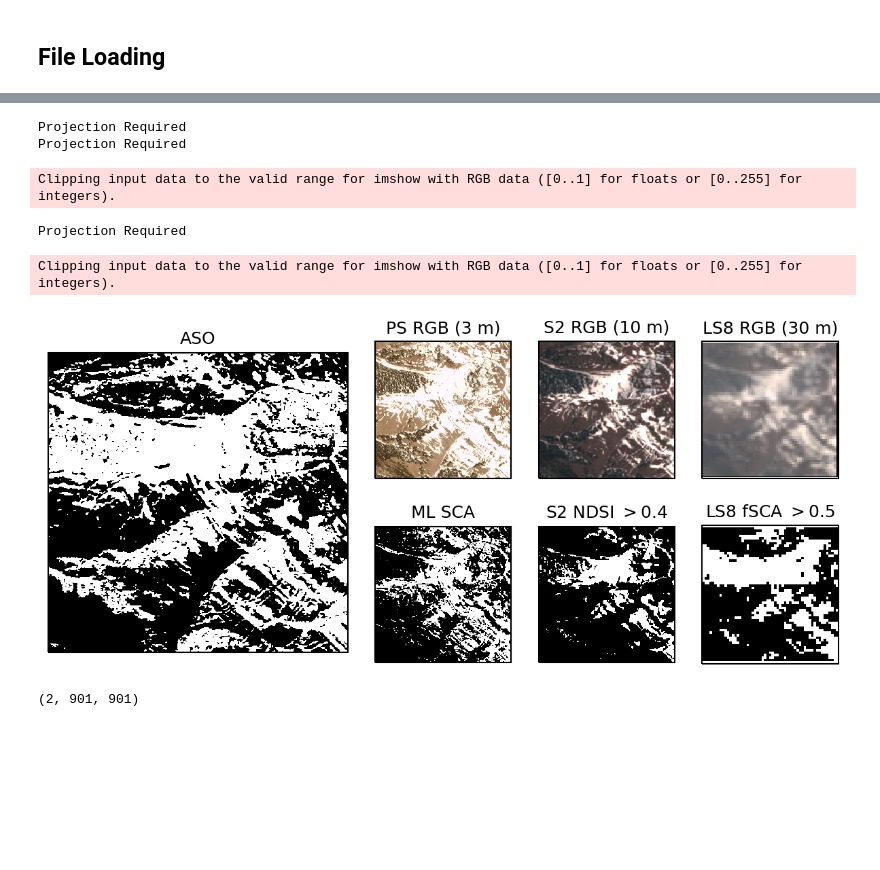
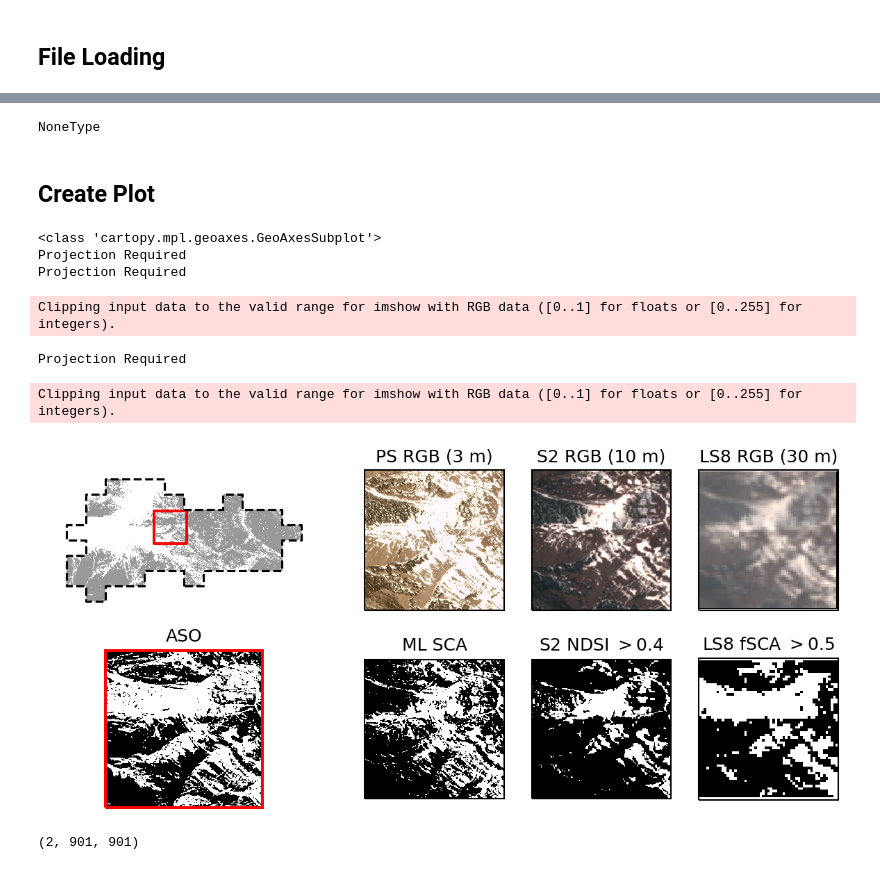
Before and after one commit to acannistra/planet-snowcover, a Jupyter notebook: experiments/ASO_Tuolumne/figures/multisensor/multisensor.ipynb, the cells around one changed output, grey strips where cells are left out. Cells and saved outputs as stored; diff of their text form; code cells hidden in the pictures; blank space fills up the shorter version.

```diff
--- a/experiments/ASO_Tuolumne/figures/multisensor/multisensor.ipynb
+++ b/experiments/ASO_Tuolumne/figures/multisensor/multisensor.ipynb
@@ -97,6 +71,0 @@ co_image_extent=plot.plotting_extent(co_s2_cropped[0], transform=transform)
-# %%
-fig, axes = plt.subplots(2, 1, figsize=(3, 6), dpi=200, subplot_kw=dict(projection=ccrs.PlateCarree()))
-axes[0].set_extent(co_image_extent, crs=image_crs_cp)
-axes[0].imshow(co_image_cropped[0], extent=co_image_extent, origin='upper', transform=image_crs_cp, cmap='binary_r')
-axes[1].set_extent(co_sca_extent, crs=ccrs.PlateCarree())
-axes[1].imshow(co_sca_cropped[1], extent=co_sca_extent, origin='upper', transform=ccrs.PlateCarree(), cmap='binary_r')
@@ -166,8 +71,0 @@ co_image_extent=plot.plotting_extent(co_s2_cropped[0], transform=transform)
-# %%
-fig, axes = plt.subplots(2, 1, figsize=(3, 6), dpi=200, subplot_kw=dict(projection=ccrs.PlateCarree()))
-axes[0].set_extent(co_image_extent, crs=image_crs_cp)
-axes[0].imshow(co_image_cropped[0], extent=co_image_extent, origin='upper', transform=image_crs_cp, cmap='binary_r')
-axes[1].set_extent(co_sca_extent, crs=ccrs.PlateCarree())
-axes[1].imshow(co_sca_cropped[1], extent=co_sca_extent, origin='upper', transform=ccrs.PlateCarree(), cmap='binary_r')
-
-scale_bar(axes[1], (0.035, 0.05), 500, metres_per_unit=0.05, unit_name='m', color='red', linewidth=4)
@@ -259,0 +141,23 @@ Projection Required
+# %%
+def locator_map(region, aso_data, plotting_extent, box, ax):
+    print(type(ax))
+    if type(ax) == 'NoneType':
+        print('ok')
+        ax = plt.axes(projection=ccrs.PlateCarree())
+    ax.add_geometries([box], facecolor='none', edgecolor='red', linewidth=1.9, crs=ccrs.PlateCarree())
+    ax.add_geometries([region], facecolor='none', edgecolor='k', linestyle='--', linewidth=1.5, crs=ccrs.PlateCarree())
+
+    aso_masked = np.ma.MaskedArray(aso_data, mask=(aso_data == 0))
+    ax.imshow(aso_masked, extent=plotting_extent, origin='upper', transform=ccrs.PlateCarree(), vmin=0, vmax=1, cmap='binary', alpha=0.4)
+
+    plotting_extent = [
+        plotting_extent[0] - 0.01,
+        plotting_extent[1] +0.01,
+        plotting_extent[2] - 0.01,
+        plotting_extent[3] + 0.01
+    ]
+    ax.set_extent(plotting_extent)
+    ax.outline_patch.set_linewidth(0)
+# %%
+aso = rio.open(CO_comparatorFilenames_SCA['PS'])
+aso_extent = plot.plotting_extent(aso)
@@ -260,9 +169,17 @@ Projection Required
+# %%
+type(None)
+# %% [output]
+NoneType
+# %% [markdown]
+## Create Plot
 # %%
 fig = plt.figure(figsize=(10, 4.4), dpi=150)
 gs = plt.GridSpec(2, 5, figure=fig)
 
-# ps_axes = fig.add_subplot(gs[0, :2], projection=ccrs.PlateCarree())
-aso_axes = fig.add_subplot(gs[:, :2], projection=ccrs.PlateCarree())
+loc_axes = fig.add_subplot(gs[0, :2], projection=ccrs.PlateCarree())
+aso_axes = fig.add_subplot(gs[1, :2], projection=ccrs.PlateCarree())
+
+locator_map(ASO_region['geometry'].iloc[0], aso_data.read(1, masked=True), aso_extent, co_bbox['geometry'].iloc[0], ax=loc_axes)
 
 
 aso_image = rio.open(CO_comparatorFilenames_SCA['PS']) # arbitrary
@@ -270,6 +187,8 @@ aso_image_cropped, aso_image_transform = mask(aso_image, co_bbox.to_crs(crs=aso_
 aso_image_cropped = np.ma.MaskedArray(aso_image_cropped, mask=(aso_image_cropped == -9999))
 aso_image_extent=plot.plotting_extent(aso_image_cropped[0], transform=aso_image_transform)
 aso_axes.set_title("ASO")
+aso_axes.outline_patch.set_edgecolor('red')
+aso_axes.outline_patch.set_linewidth(1.9)
 
 # ps_rgb = _reproject(rio.open(CO_comparatorFilenames_IMAGE['PS']))
 # ps_rgb_cropped, ps_rgb_transform = mask(ps_rgb, co_bbox.to_crs(crs=ps_rgb.crs).geometry.to_list(), crop=True, nodata=ps_rgb.nodata)
@@ -286,34 +205,35 @@ aso_axes.imshow(aso_image_cropped[0], extent=aso_image_extent, origin='upper', t
 
 for gs_i, obs in enumerate(CO_comparatorFilenames_IMAGE.keys()):
     this_obs_gs = gs[:, gs_i + 2].subgridspec(2, 1)
     ax_img = fig.add_subplot(this_obs_gs[0], projection=ccrs.PlateCarree())
     ax_sca = fig.add_subplot(this_obs_gs[1], projection=ccrs.PlateCarree())
 
     quant = 1
     if obs == 'S2':
         quant = 5000
     if obs == "LS8":
         quant = 30000
 
     single_column_plot(CO_comparatorFilenames_SCA[obs], CO_comparatorFilenames_IMAGE[obs], co_bbox, image_quant=quant, axes=[ax_img, ax_sca])
     if obs == 'PS':
         ax_img.set_title("PS RGB (3 m)")
         ax_sca.set_title("ML SCA")
     if obs == 'S2':
         ax_img.set_title("S2 RGB (10 m)")
         ax_sca.set_title("S2 NDSI $> 0.4$")
     if obs == 'LS8':
         ax_img.set_title("LS8 RGB (30 m)")
         ax_sca.set_title("LS8 fSCA $> 0.5$")
 
 plt.savefig('multisensor-comparison.png', dpi=200, bbox_inches='tight')
 # %% [output]
+<class 'cartopy.mpl.geoaxes.GeoAxesSubplot'>
 Projection Required
 Projection Required
 Clipping input data to the valid range for imshow with RGB data ([0..1] for floats or [0..255] for integers).
 Projection Required
 Clipping input data to the valid range for imshow with RGB data ([0..1] for floats or [0..255] for integers).
-[figure, old version]
+[figure, new version]
 # %%
 ps_rgb_cropped.shape
 # %% [output]
```
Also changed, not shown: parts of 23 cells of this notebook, 3 other files.
